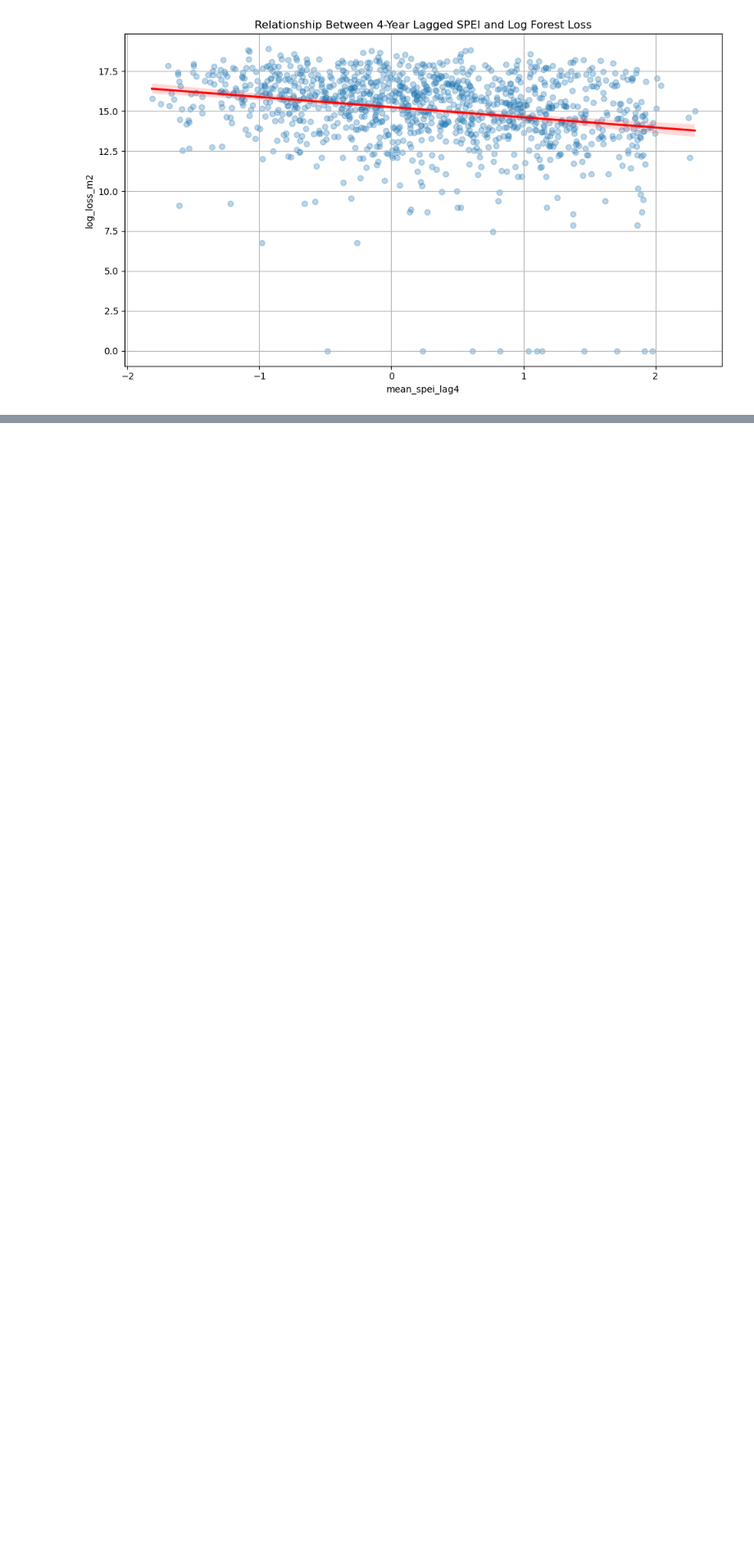
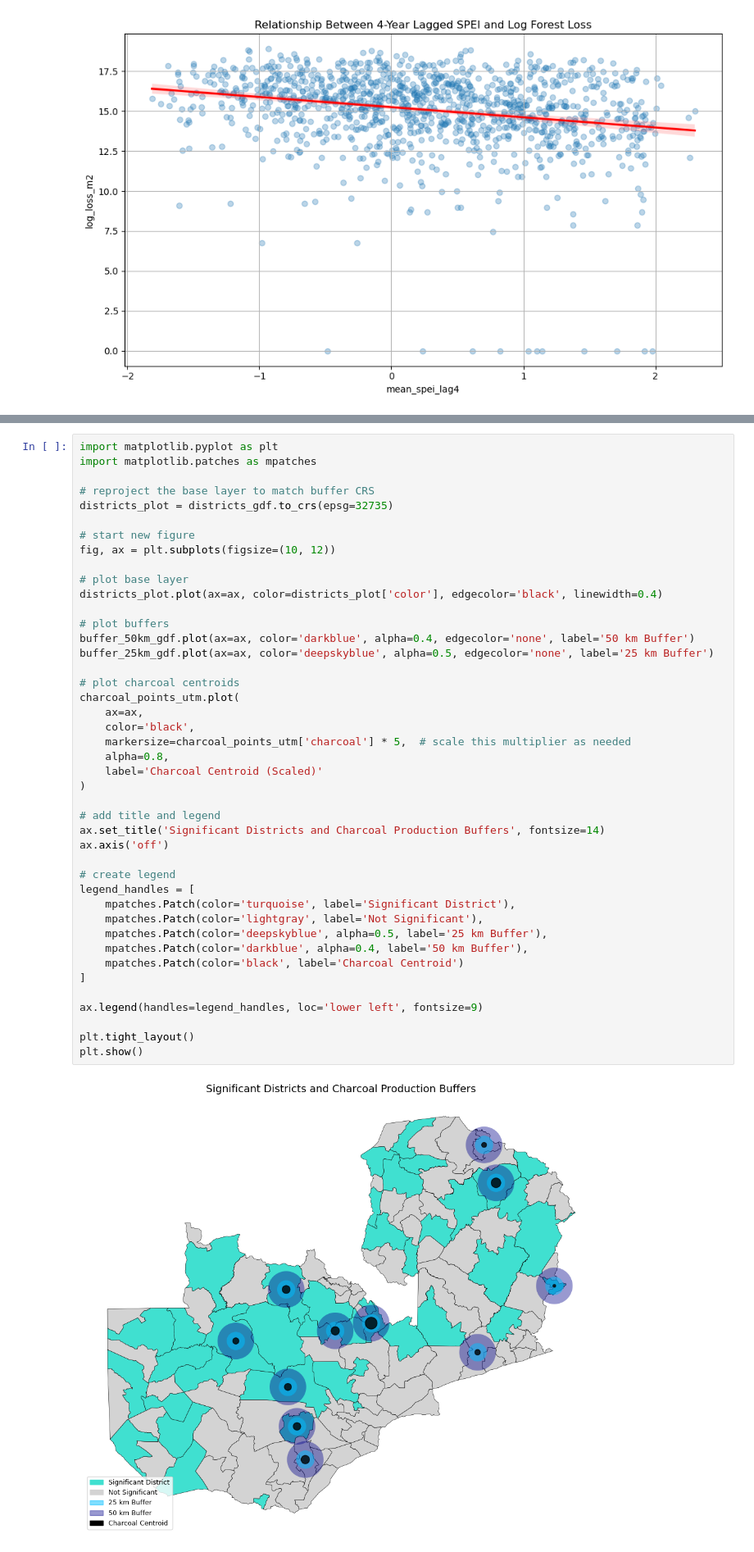
Before and after one commit to annamwaller/zambia, a Jupyter notebook: final/Statistical_Modeling.ipynb, the cells around one changed output, grey strips where cells are left out. Shown: that part at 82% size. Drawn from its saved outputs; the diff is of its cells as text; blank space fills up the shorter version.

Commit message:
charcoal buffer analysis

```diff
--- a/final/Statistical_Modeling.ipynb
+++ b/final/Statistical_Modeling.ipynb
@@ -286,3 +303,48 @@ plt.show()
+# %%
+import matplotlib.pyplot as plt
+import matplotlib.patches as mpatches
+
+# reproject the base layer to match buffer CRS
+districts_plot = districts_gdf.to_crs(epsg=32735)
+
+# start new figure
+fig, ax = plt.subplots(figsize=(10, 12))
+
+# plot base layer
+districts_plot.plot(ax=ax, color=districts_plot['color'], edgecolor='black', linewidth=0.4)
+
+# plot buffers
+buffer_50km_gdf.plot(ax=ax, color='darkblue', alpha=0.4, edgecolor='none', label='50 km Buffer')
+buffer_25km_gdf.plot(ax=ax, color='deepskyblue', alpha=0.5, edgecolor='none', label='25 km Buffer')
+
+# plot charcoal centroids
+charcoal_points_utm.plot(
+    ax=ax,
+    color='black',
+    markersize=charcoal_points_utm['charcoal'] * 5,  # scale this multiplier as needed
+    alpha=0.8,
+    label='Charcoal Centroid (Scaled)'
+)
+
+# add title and legend
+ax.set_title('Significant Districts and Charcoal Production Buffers', fontsize=14)
+ax.axis('off')
+
+# create legend
+legend_handles = [
+    mpatches.Patch(color='turquoise', label='Significant District'),
+    mpatches.Patch(color='lightgray', label='Not Significant'),
+    mpatches.Patch(color='deepskyblue', alpha=0.5, label='25 km Buffer'),
+    mpatches.Patch(color='darkblue', alpha=0.4, label='50 km Buffer'),
+    mpatches.Patch(color='black', label='Charcoal Centroid')
+]
+
+ax.legend(handles=legend_handles, loc='lower left', fontsize=9)
+
+plt.tight_layout()
+plt.show()
+# %% [output]
+[figure, added]
 # %% [markdown]
 # Work in progress ahead: ignore for now
 # %%
```
Also changed, not shown: parts of 5 cells of this notebook.
